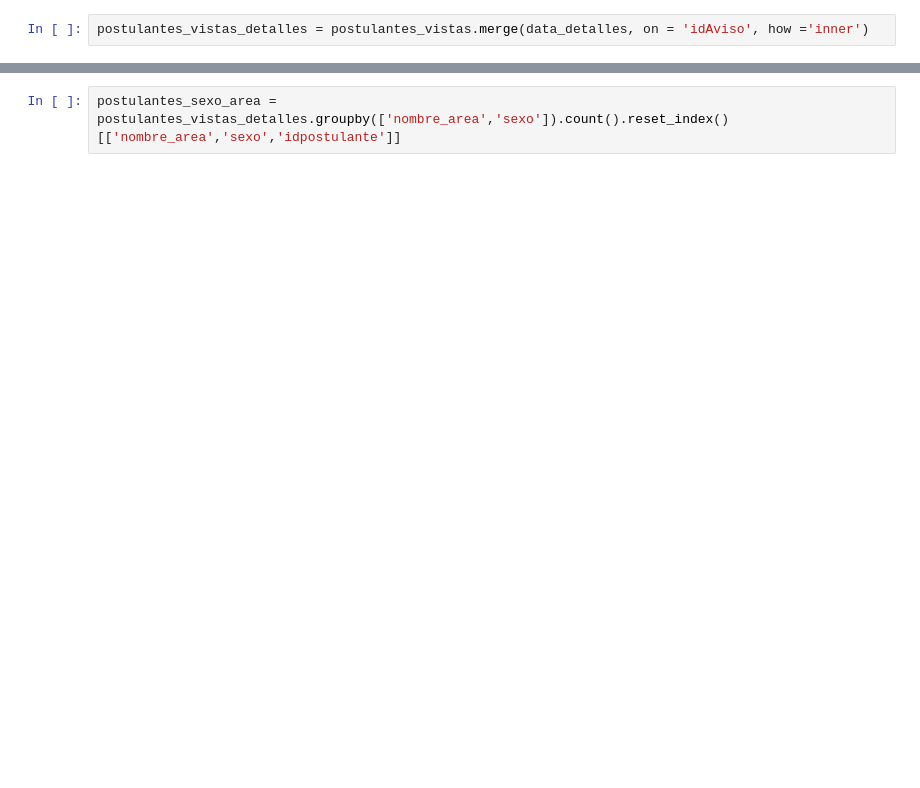
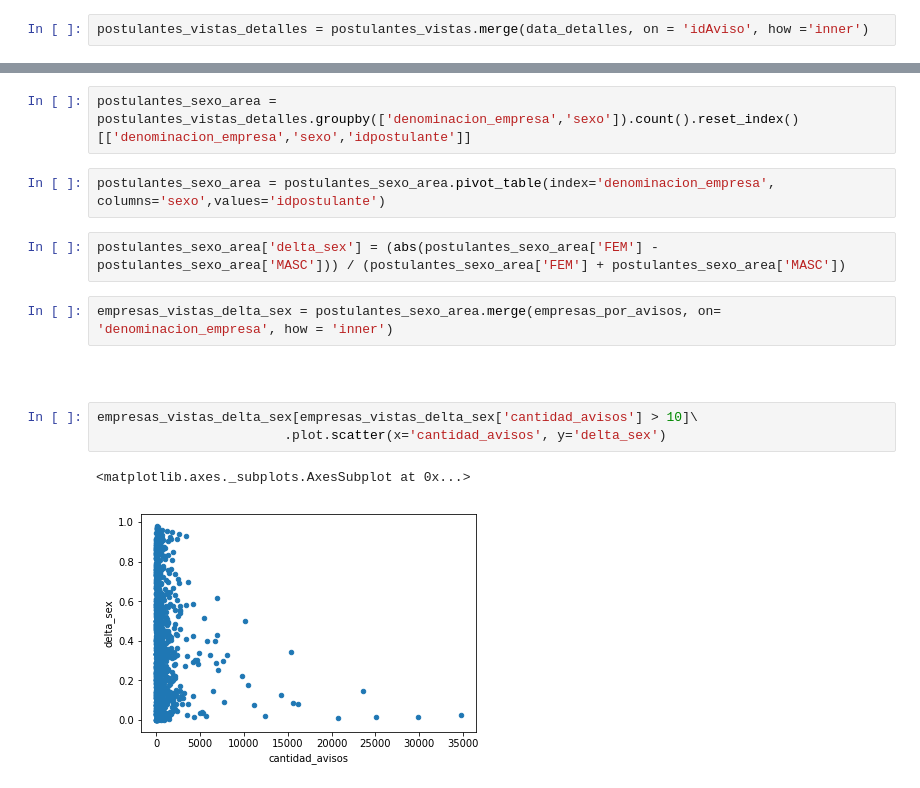
Before and after one commit to iloyarte/datos-tp, a Jupyter notebook: TP 1 - Analisis exploratorio - 2C.ipynb, the cells around one changed output, grey strips where cells are left out. Saved outputs shown, nothing was run; the diff lists cells and outputs as text; blank space fills up the shorter version.

```diff
--- a/TP 1 - Analisis exploratorio - 2C.ipynb
+++ b/TP 1 - Analisis exploratorio - 2C.ipynb
@@ -79,2 +101,16 @@ postulantes_vistas_detalles = postulantes_vistas.merge(data_detalles, on = 'idAv
 # %%
-postulantes_sexo_area = postulantes_vistas_detalles.groupby(['nombre_area','sexo']).count().reset_index()[['nombre_area','sexo','idpostulante']]
+postulantes_sexo_area = postulantes_vistas_detalles.groupby(['denominacion_empresa','sexo']).count().reset_index()[['denominacion_empresa','sexo','idpostulante']]
+# %%
+postulantes_sexo_area = postulantes_sexo_area.pivot_table(index='denominacion_empresa', columns='sexo',values='idpostulante')
+# %%
+postulantes_sexo_area['delta_sex'] = (abs(postulantes_sexo_area['FEM'] - postulantes_sexo_area['MASC'])) / (postulantes_sexo_area['FEM'] + postulantes_sexo_area['MASC'])
+# %%
+empresas_vistas_delta_sex = postulantes_sexo_area.merge(empresas_por_avisos, on= 'denominacion_empresa', how = 'inner')
+# %% [markdown]
+###
+# %%
+empresas_vistas_delta_sex[empresas_vistas_delta_sex['cantidad_avisos'] > 10]\
+                        .plot.scatter(x='cantidad_avisos', y='delta_sex')
+# %% [output]
+<matplotlib.axes._subplots.AxesSubplot at 0x...>
+[figure, added]
```
Also changed, not shown: parts of 20 cells of this notebook.
